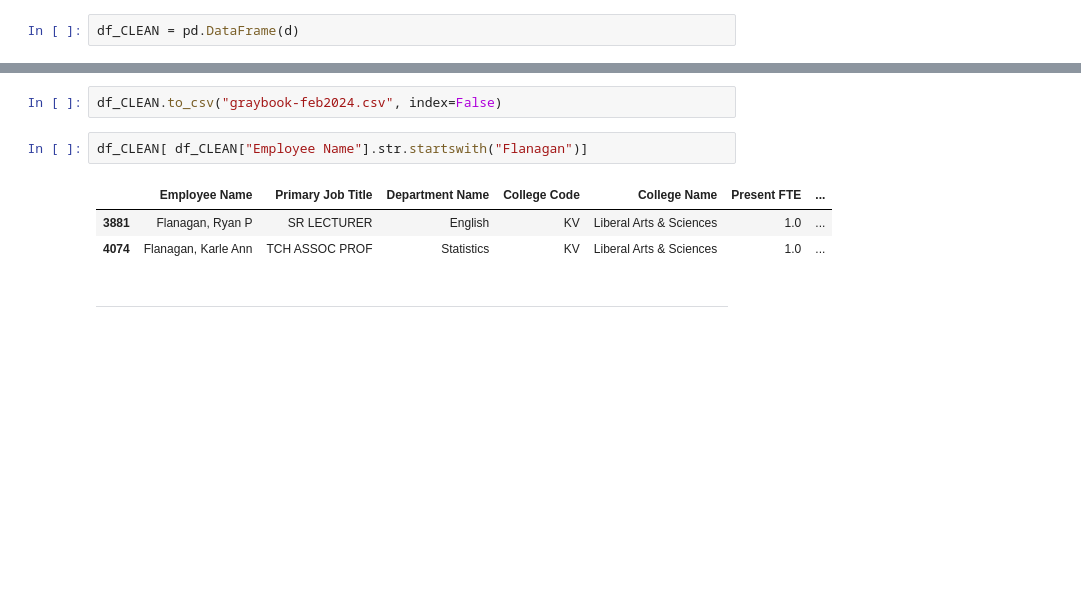
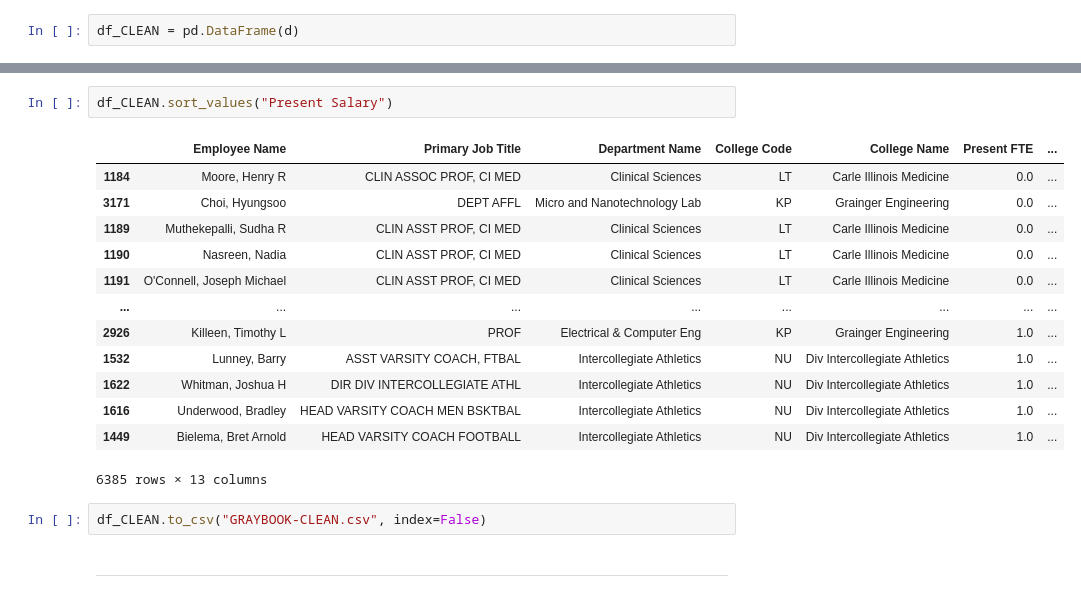
Before and after one commit to wadefagen/datasets, a Jupyter notebook: graybook/src/scrapeActive.ipynb, the cells around one changed output, grey strips where cells are left out. Drawn from its saved outputs; the diff is of its cells as text; blank space fills up the shorter version.

```diff
--- a/graybook/src/scrapeActive.ipynb
+++ b/graybook/src/scrapeActive.ipynb
@@ -226,11 +415,21 @@ df.head(30)
+# %%
+df_CLEAN.sort_values("Present Salary")
+# %% [output]
+|  | Employee Name | Primary Job Title | Department Name | College Code | College Name | Present FTE | ... |
+| 1184 | Moore, Henry R | CLIN ASSOC PROF, CI MED | Clinical Sciences | LT | Carle Illinois Medicine | 0.0 | ... |
+| 3171 | Choi, Hyungsoo | DEPT AFFL | Micro and Nanotechnology Lab | KP | Grainger Engineering | 0.0 | ... |
+| 1189 | Muthekepalli, Sudha R | CLIN ASST PROF, CI MED | Clinical Sciences | LT | Carle Illinois Medicine | 0.0 | ... |
+| 1190 | Nasreen, Nadia | CLIN ASST PROF, CI MED | Clinical Sciences | LT | Carle Illinois Medicine | 0.0 | ... |
+| 1191 | O'Connell, Joseph Michael | CLIN ASST PROF, CI MED | Clinical Sciences | LT | Carle Illinois Medicine | 0.0 | ... |
+| ... | ... | ... | ... | ... | ... | ... | ... |
+| 2926 | Killeen, Timothy L | PROF | Electrical & Computer Eng | KP | Grainger Engineering | 1.0 | ... |
+| 1532 | Lunney, Barry | ASST VARSITY COACH, FTBAL | Intercollegiate Athletics | NU | Div Intercollegiate Athletics | 1.0 | ... |
+| 1622 | Whitman, Joshua H | DIR DIV INTERCOLLEGIATE ATHL | Intercollegiate Athletics | NU | Div Intercollegiate Athletics | 1.0 | ... |
+| 1616 | Underwood, Bradley | HEAD VARSITY COACH MEN BSKTBAL | Intercollegiate Athletics | NU | Div Intercollegiate Athletics | 1.0 | ... |
+| 1449 | Bielema, Bret Arnold | HEAD VARSITY COACH FOOTBALL | Intercollegiate Athletics | NU | Div Intercollegiate Athletics | 1.0 | ... |
+6385 rows × 13 columns
 # %%
-df_CLEAN.to_csv("graybook-feb2024.csv", index=False)
+df_CLEAN.to_csv("GRAYBOOK-CLEAN.csv", index=False)
-# %%
-df_CLEAN[ df_CLEAN["Employee Name"].str.startswith("Flanagan")]
-# %% [output]
-|  | Employee Name | Primary Job Title | Department Name | College Code | College Name | Present FTE | ... |
-| 3881 | Flanagan, Ryan P | SR LECTURER | English | KV | Liberal Arts & Sciences | 1.0 | ... |
-| 4074 | Flanagan, Karle Ann | TCH ASSOC PROF | Statistics | KV | Liberal Arts & Sciences | 1.0 | ... |
 # %% [markdown]
 <hr>
 # %%
```
Also changed, not shown: parts of 26 cells of this notebook, 9 other files.
